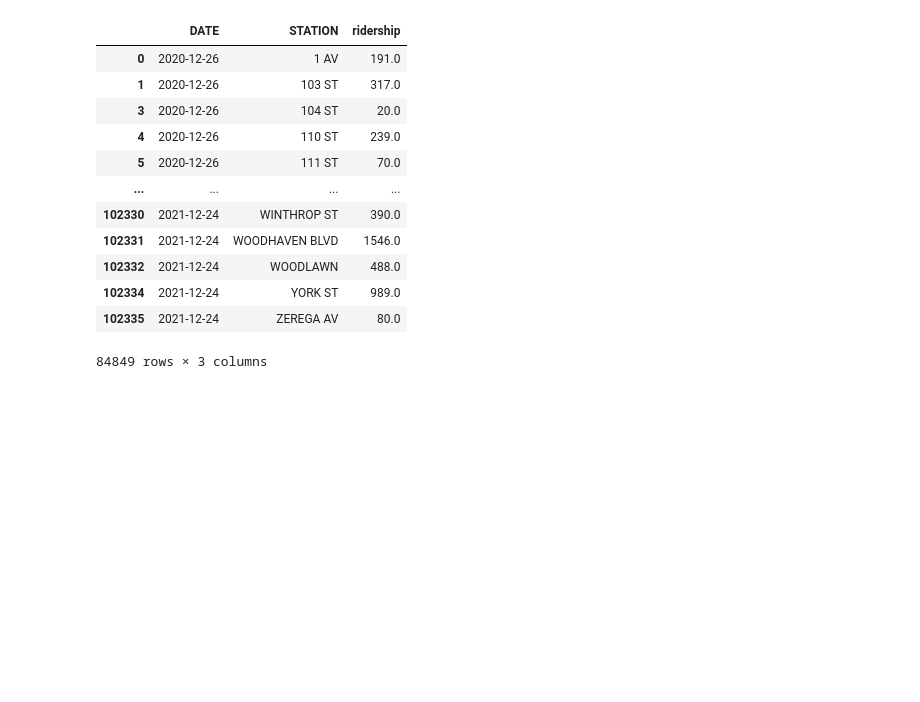
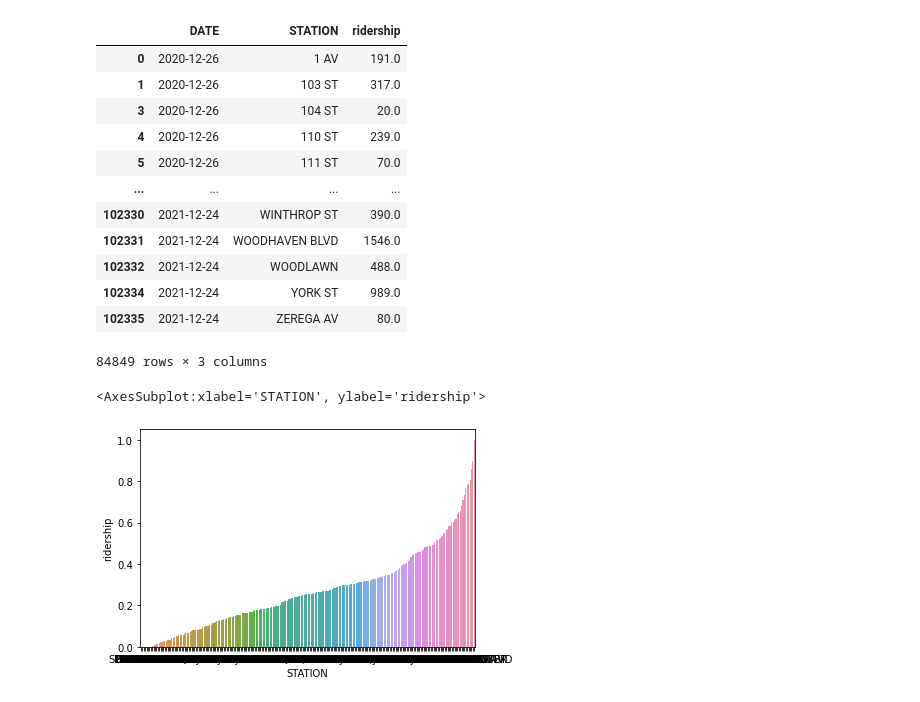
Before and after one commit to Eldervald/traffic-extrapolation, a Jupyter notebook: mta/data_preparation.ipynb, the cells around one changed output. Cells and saved outputs as stored; diff of their text form; code cells hidden in the pictures; blank space fills up the shorter version.

```diff
--- a/mta/data_preparation.ipynb
+++ b/mta/data_preparation.ipynb
@@ -50,6 +48,9 @@ for i, row in legend_df.iterrows():
         olon, olat = row['origin_long'], row['origin_lat']
         dist = float(haversine(olon, olat, lon, lat))
 
+        if dist < 1e-8:
+            continue
+
         edges.append((row['origin_name'], name, {'dist' : dist}))
 
 edges[:5]
@@ -213,3 +215,13 @@ mta
 | 102334 | 2021-12-24 | YORK ST | 989.0 |
 | 102335 | 2021-12-24 | ZEREGA AV | 80.0 |
 84849 rows × 3 columns
+# %%
+from sklearn.preprocessing import MinMaxScaler
+mean_mta = mta.groupby('STATION', as_index=False)['ridership'].mean()
+torch.save(ObservationsDataset.from_dataframe(mean_mta), f'datasets/mean.dat')
+mean_mta['ridership'] = MinMaxScaler().fit_transform(mean_mta['ridership'].values.reshape(-1, 1)).reshape(-1)
+# %%
+sns.barplot(x='STATION', y='ridership', data=mean_mta.sort_values('ridership'))
+# %% [output]
+<AxesSubplot:xlabel='STATION', ylabel='ridership'>
+[figure, added]
```
Also changed, not shown: parts of 5 cells of this notebook, 1 other file.
